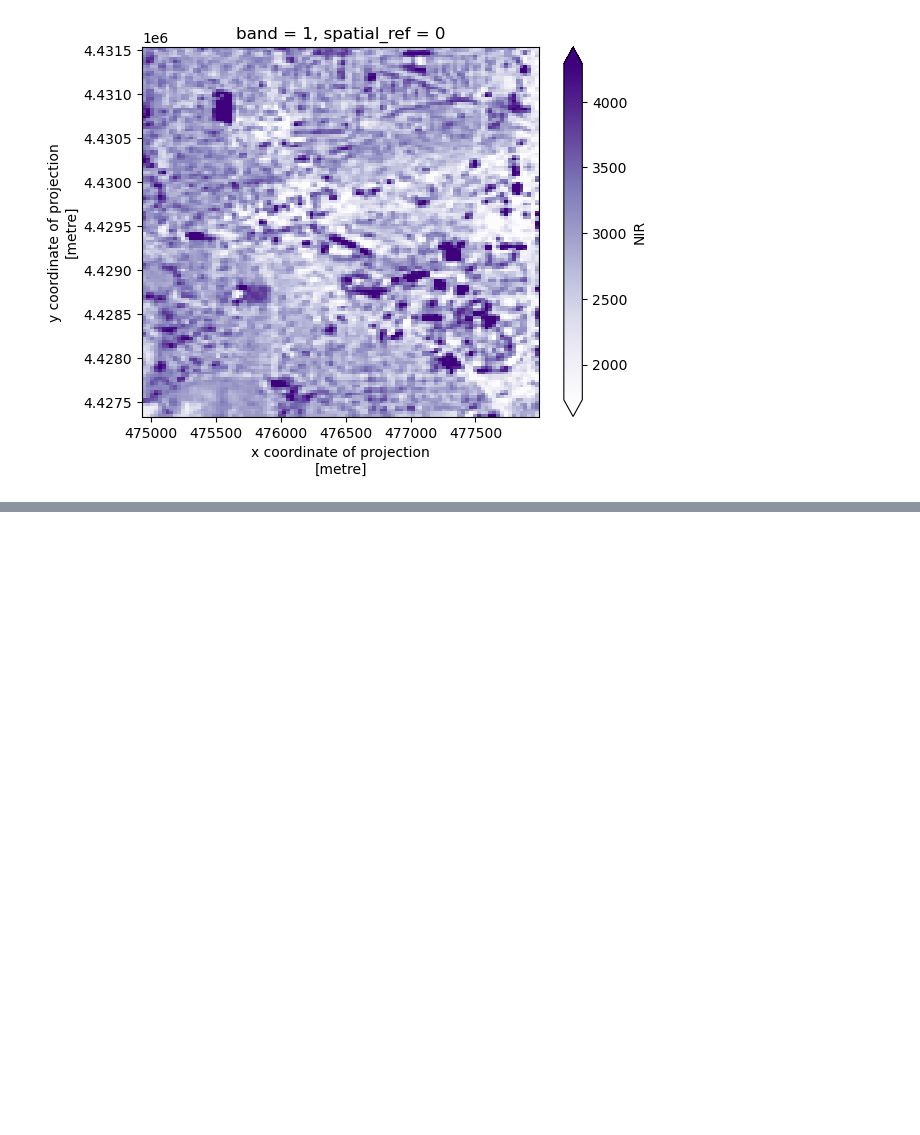
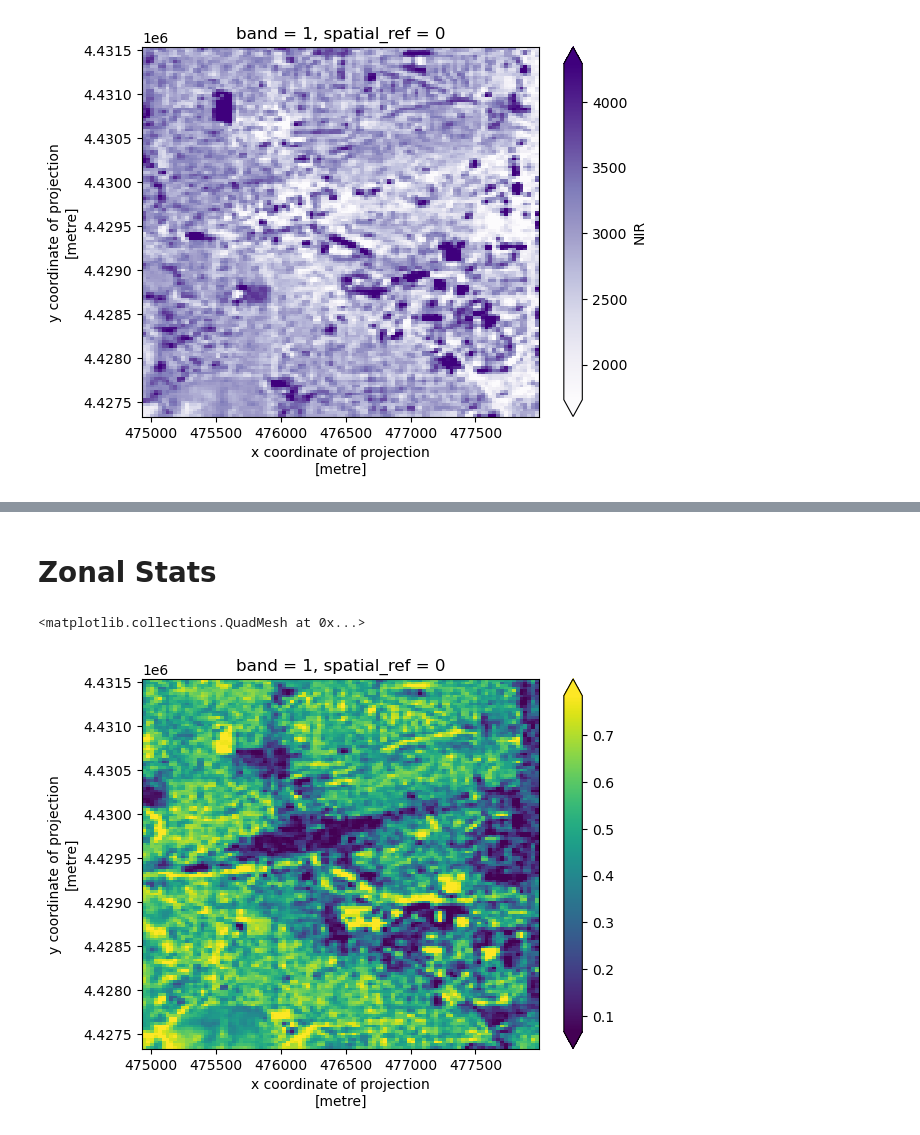
Before and after one commit to earthlab-education/fundamentals-04-redlining-hanried, a Jupyter notebook: notebooks/boulder-redlining.ipynb, the cells around one changed output, grey strips where cells are left out. Saved outputs shown, nothing was run; the diff lists cells and outputs as text; code cells hidden in the pictures; blank space fills up the shorter version.

```diff
--- a/notebooks/boulder-redlining.ipynb
+++ b/notebooks/boulder-redlining.ipynb
@@ -451,0 +501,7 @@ boulder_das['nir'][0].plot(cmap='Purples', robust=True)
+# %% [markdown]
+# Zonal Stats
+# %%
+boulder_ndvi_da.plot(robust=True)
+# %% [output]
+<matplotlib.collections.QuadMesh at 0x...>
+[figure, added]
```
Also changed, not shown: parts of 14 cells of this notebook.
